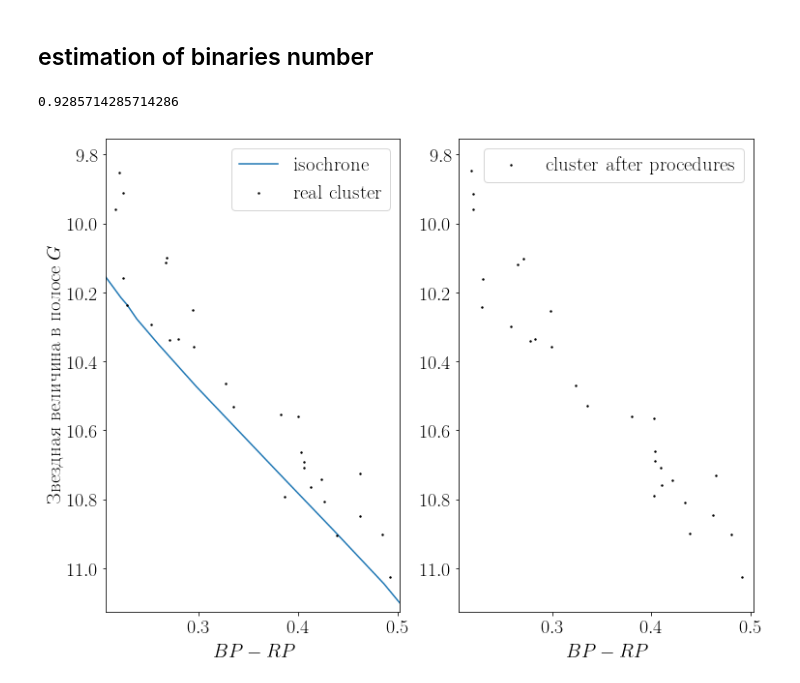
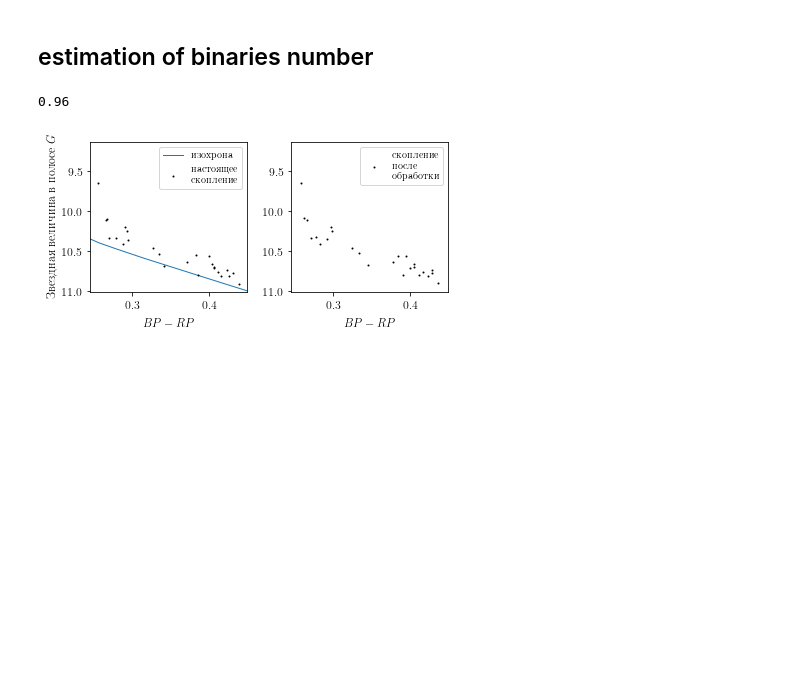
Before and after one commit to olgaborodina/GAIA_binaries, a Jupyter notebook: coordinate_to_qM.ipynb, the cells around one changed output. Saved outputs shown, nothing was run; the diff lists cells and outputs as text; code cells hidden in the pictures; blank space fills up the shorter version.

Commit message:
Add new funcs & nice plots

```diff
--- a/coordinate_to_qM.ipynb
+++ b/coordinate_to_qM.ipynb
@@ -92,9 +92,14 @@ mask_probability = (all_stars['Ptot'] > 0.8)
 
 stars = all_stars[mask_probability].copy()
 stars['bp-rp'] = stars['phot_bp_mean_mag'] - stars['phot_rp_mean_mag']
+# %%
+# in case high age
+mask_turnoff = ((stars['phot_g_mean_mag'] > 8))
+stars = stars[mask_turnoff]
 # %%
-mask_color = ((stars['bp-rp'] > from_absolute(0.1, 'BP-RP', clusters_list.loc[CLUSTER, :])) &
-        (stars['bp-rp'] < from_absolute(0.4, 'BP-RP', clusters_list.loc[CLUSTER, :])))
+mask_color = ((stars['bp-rp'] > from_absolute(0.13, 'BP-RP', clusters_list.loc[CLUSTER, :])) &
+         (stars['bp-rp'] < from_absolute(0.33, 'BP-RP', clusters_list.loc[CLUSTER, :])))
+# mask_color = ((stars['BP_RP'] > 0.13) & (stars['BP_RP'] < 0.33))
 stars = stars[mask_color]
 # %%
 stars.reset_index(inplace=True)
@@ -115,8 +120,8 @@ color_table = from_absolute(color_table, 'BP-RP', clusters_list.loc[CLUSTER, :])
 # %% [markdown]
 ## new coordinates definition
 # %%
-M_1 = np.ndarray((len(stars+1)))
-q = np.ndarray((len(stars+1)))
+M_1 = np.ndarray((len(stars)))
+q = np.ndarray((len(stars)))
 # %%
 for i in tqdm(range(len(stars))):
     g = stars.loc[i,'phot_g_mean_mag']
@@ -139,0 +140,6 @@ stars['q_detected'].plot.hist(9)
+# %%
+plt.rcParams.update({'font.size': 12})
+plt.rc('text', usetex=True)
+plt.rc('font', family='serif')
+plt.rc('text.latex', preamble=r'\usepackage[utf8]{inputenc}')
+plt.rc('text.latex', preamble=r'\usepackage[russian]{babel}')
@@ -169,50 +185,45 @@ stars.loc[stars[mask_singles].index,'BP-RP_after']  = (stars.loc[stars[mask_sing
 # %% [markdown]
 ## estimation of binaries number
 # %%
-sum(stars['q_detected']>0) / (len(stars))
+sum(stars['q_detected']>=0.3) / (len(stars))
 # %% [output]
-0.9285714285714286
+0.96
 # %%
-fig, ax = plt.subplots(figsize=(12,9))
-
-plt.rcParams.update({'font.size': 20})
-plt.rc('text', usetex=True)
-plt.rc('font', family='serif')
-plt.rc('text.latex', preamble=r'\usepackage[utf8]{inputenc}')
-plt.rc('text.latex', preamble=r'\usepackage[russian]{babel}')
-
+fig, ax = plt.subplots(figsize=(6,3))
 
 plt.subplot(1, 2, 1)
 plt.scatter (stars['bp-rp'],
             stars['phot_g_mean_mag'],
-            c='black', s=2, zorder=100, label='real cluster')
+            c='black', s=1, zorder=100, label='настоящее \n скопление')
 
 plt.plot(from_absolute(isochrone['G_BPmag'] - isochrone['G_RPmag'], 'BP-RP', clusters_list.loc[CLUSTER]),
-         from_absolute(isochrone['Gmag'], 'G', clusters_list.loc[CLUSTER]), label='isochrone')
+         from_absolute(isochrone['Gmag'], 'G', clusters_list.loc[CLUSTER]), lw=1, label='изохрона')
 
 plt.xlim(stars['bp-rp'].min() - 0.01, stars['bp-rp'].max() + 0.01)
-plt.ylim(stars['phot_g_mean_mag'].min() - 0.1, stars['phot_g_mean_mag'].max() + 0.1)
+plt.ylim(stars['phot_g_mean_mag'].min() - 0.5, stars['phot_g_mean_mag'].max() + 0.1)
 plt.gca().invert_yaxis()
-plt.legend(loc='upper right')
+plt.legend(loc='upper right', fontsize='small')
 plt.xlabel('$BP-RP$')
 plt.ylabel('Звездная величина в полосе $G$')
 
 plt.subplot(1, 2, 2)
 plt.scatter (from_absolute(stars['BP-RP_after'], 'BP-RP', clusters_list.loc[CLUSTER]),
              from_absolute(stars['G_after'], 'G', clusters_list.loc[CLUSTER]),
-             c='black', s=2, zorder=100, label="cluster after procedures")
+             c='black', s=1, zorder=100, label="скопление \n после \n обработки")
 plt.xlim(stars['bp-rp'].min() - 0.01, stars['bp-rp'].max() + 0.01)
-plt.ylim(stars['phot_g_mean_mag'].min() - 0.1, stars['phot_g_mean_mag'].max() + 0.1)
+plt.ylim(stars['phot_g_mean_mag'].min() - 0.5, stars['phot_g_mean_mag'].max() + 0.1)
 
-plt.legend(loc='upper right')
+plt.legend(loc='upper right', fontsize='small')
 plt.gca().invert_yaxis()
 plt.xlabel('$BP-RP$')
 
 
 ax.grid(c='#aaaaaa', ls='--')
 
 ax.tick_params(axis='both', which='major')
 
+fig.tight_layout(h_pad=2.0)
+
 plt.savefig(PLOTS_DIRECTORY / (f"CMD_{CLUSTER}_before_after_qM.pdf"), bbox_inches = 'tight')
 # %% [output]
-[figure, old version]
+[figure, new version]
```
Also changed, not shown: parts of 4 cells of this notebook, 1 other file.
